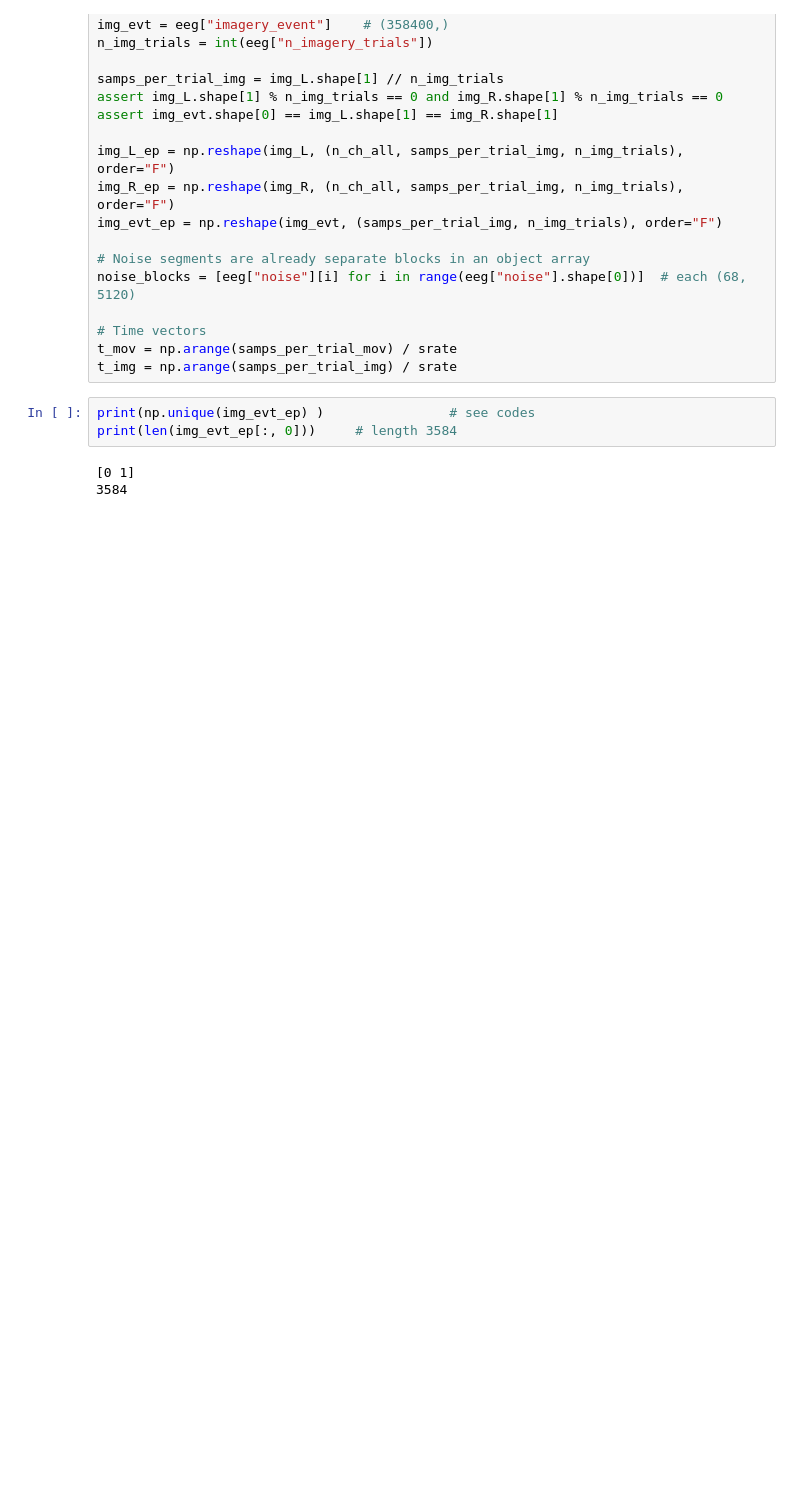
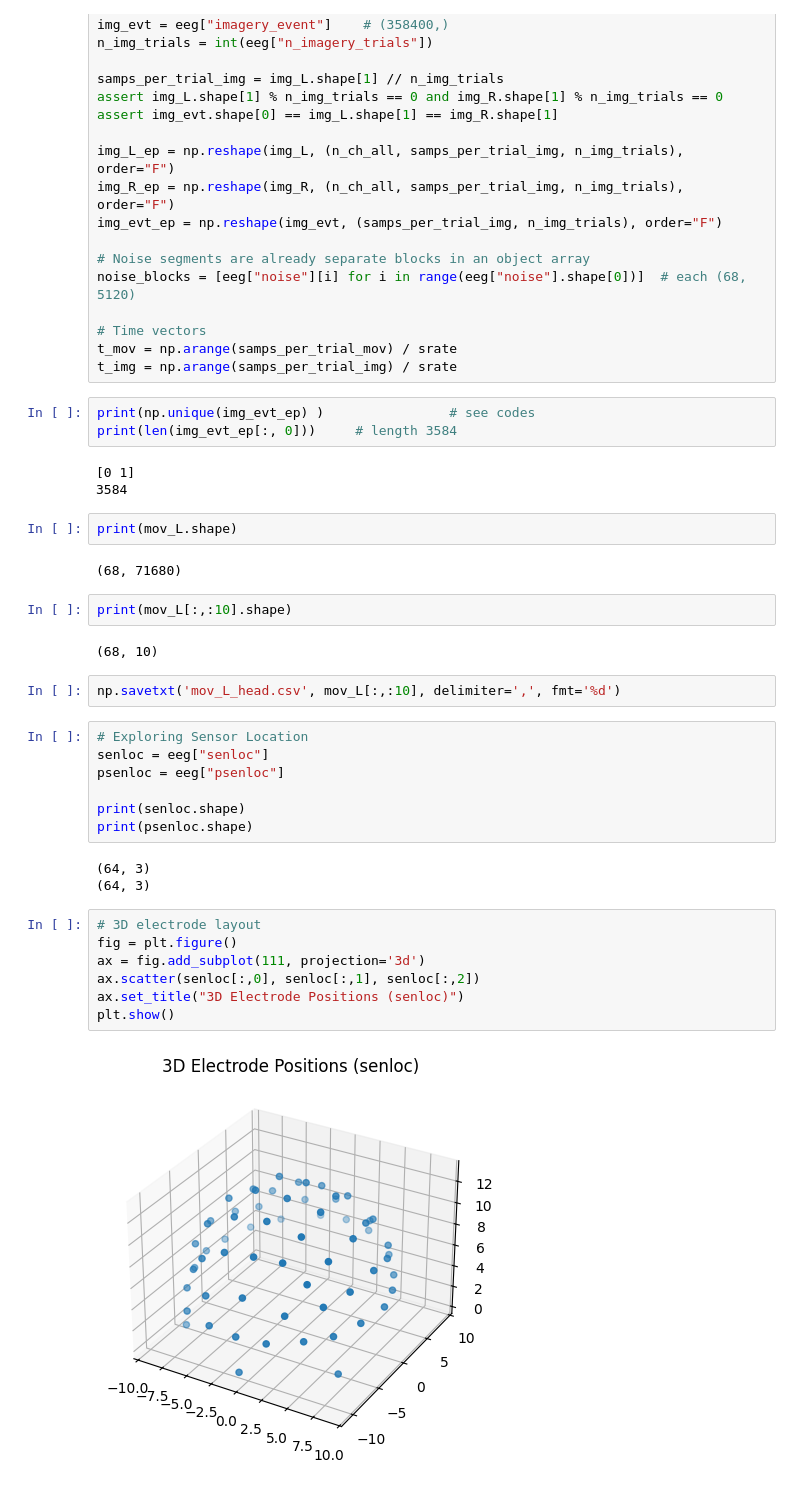
Before and after one commit to cplm98/left_right_hand_mi, a Jupyter notebook: data_check.ipynb, the cells around one changed output. Saved outputs shown, nothing was run; the diff lists cells and outputs as text; blank space fills up the shorter version.

```diff
--- a/data_check.ipynb
+++ b/data_check.ipynb
@@ -138,3 +143,32 @@ print(len(img_evt_ep[:, 0]))     # length 3584
 # %% [output]
 [0 1]
 3584
+# %%
+print(mov_L.shape)
+# %% [output]
+(68, 71680)
+# %%
+print(mov_L[:,:10].shape)
+# %% [output]
+(68, 10)
+# %%
+np.savetxt('mov_L_head.csv', mov_L[:,:10], delimiter=',', fmt='%d')
+# %%
+# Exploring Sensor Location
+senloc = eeg["senloc"]
+psenloc = eeg["psenloc"]
+
+print(senloc.shape)
+print(psenloc.shape)
+# %% [output]
+(64, 3)
+(64, 3)
+# %%
+# 3D electrode layout
+fig = plt.figure()
+ax = fig.add_subplot(111, projection='3d')
+ax.scatter(senloc[:,0], senloc[:,1], senloc[:,2])
+ax.set_title("3D Electrode Positions (senloc)")
+plt.show()
+# %% [output]
+[figure, added]
```
Also changed, not shown: parts of 3 cells of this notebook, 6 other files.
